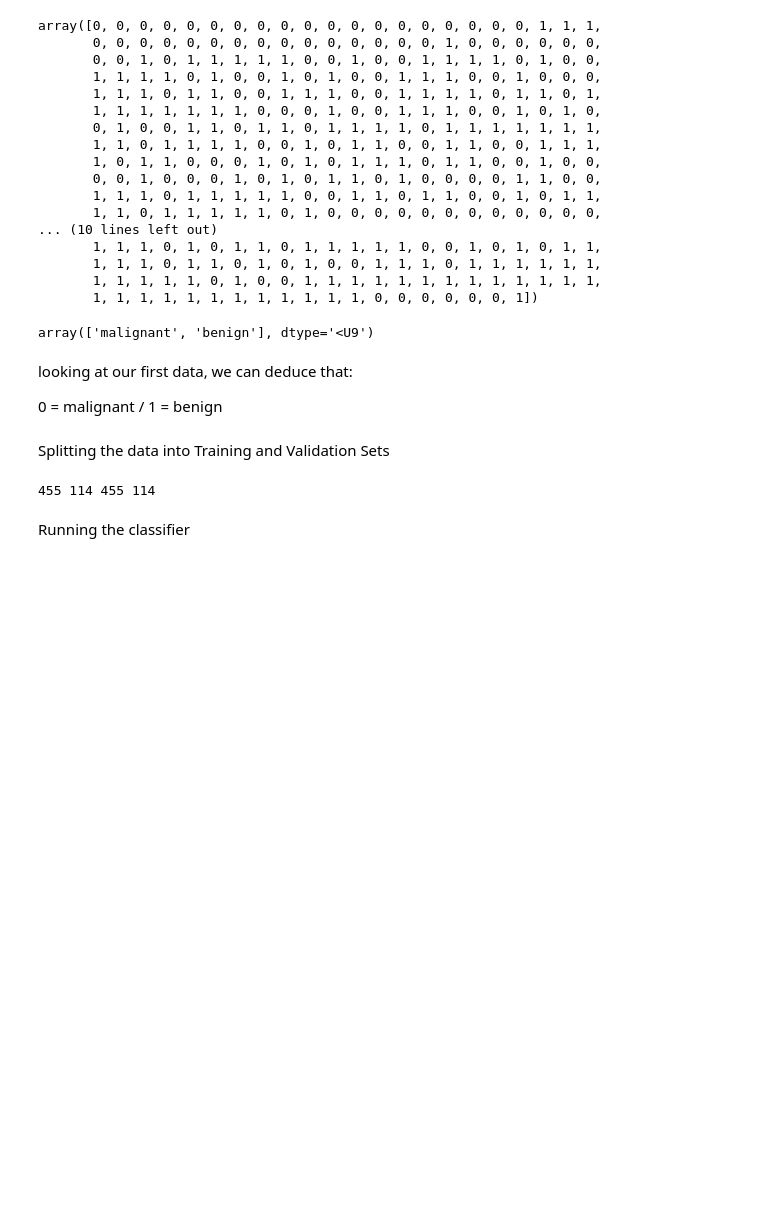
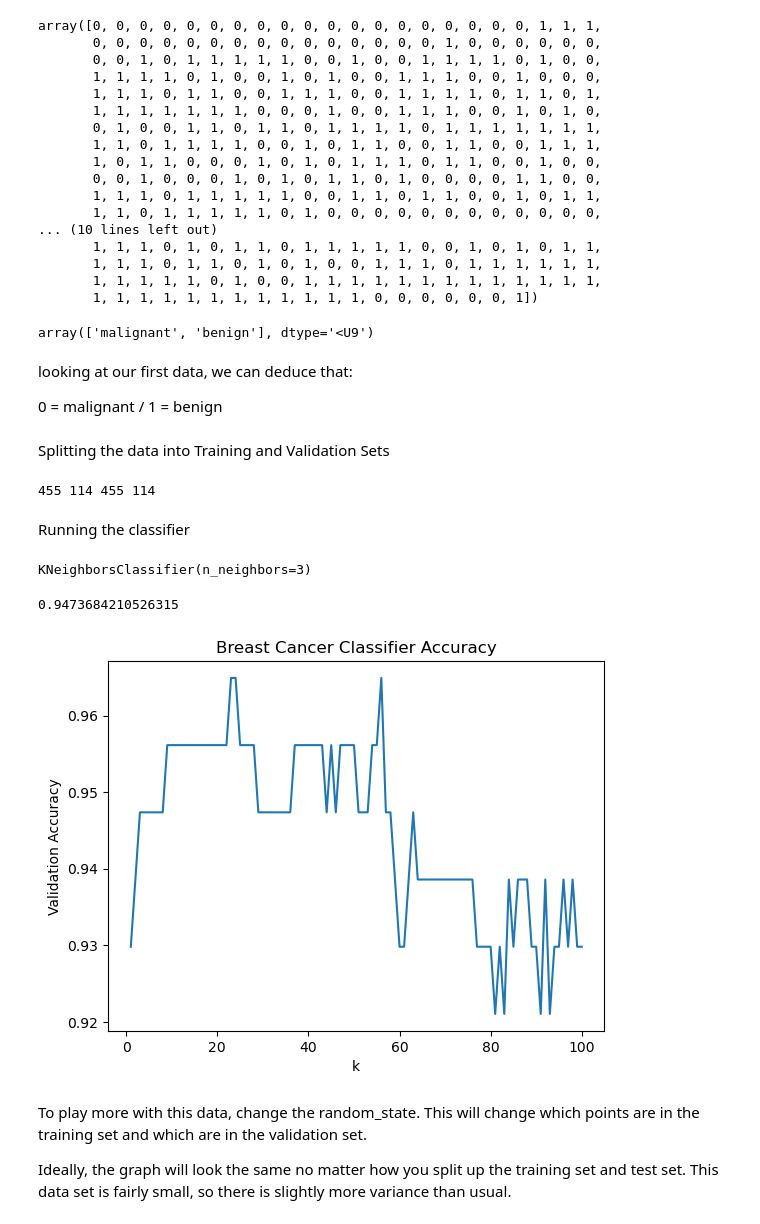
Before and after one commit to cacaprog/learning-projects, a Jupyter notebook: breast-cancer-classifier/breast-cancer-classifier.ipynb, the cells around one changed output. Saved outputs shown, nothing was run; the diff lists cells and outputs as text; code cells hidden in the pictures; blank space fills up the shorter version.

Commit message:
breast cancer classifier update

```diff
--- a/breast-cancer-classifier/breast-cancer-classifier.ipynb
+++ b/breast-cancer-classifier/breast-cancer-classifier.ipynb
@@ -63,7 +83,13 @@ Splitting the data into Training and Validation Sets
 # %%
 from sklearn.model_selection import train_test_split
 # %%
-training_data, validation_data, training_labels, validation_labels = train_test_split(breast_cancer_data.data, breast_cancer_data.target, test_size = 0.2, random_state = 100)
+training_data, validation_data, training_labels, validation_labels =
+train_test_split(
+                breast_cancer_data.data,
+                breast_cancer_data.target,
+                test_size = 0.2,
+                random_state = 100
+                )
 # %%
 # let's check if lenght of data is equal for two pair
 print(len(training_data),
@@ -77,0 +107,19 @@ Running the classifier
+# %%
+classifier = KNeighborsClassifier(n_neighbors=3)
+# %%
+# Train our classifier
+classifier.fit(training_data, training_labels)
+# %% [output]
+KNeighborsClassifier(n_neighbors=3)
+# %%
+# Let’s find how accurate it is on the validation set
+print(classifier.score(validation_data, validation_labels))
+# %% [output]
+0.9473684210526315
+# %%
+k_range = range(1, 101)
+accuracies = []
+for k in k_range:
+    classifier_k = KNeighborsClassifier(n_neighbors=k)
+    classifier_k.fit(training_data, training_labels)
+    accuracies.append(classifier_k.score(validation_data, validation_labels))
@@ -77,0 +128,13 @@ Running the classifier
+# %%
+k_list = range(1, 101)
+plt.plot(k_list, accuracies)
+plt.xlabel("k")
+plt.ylabel("Validation Accuracy")
+plt.title("Breast Cancer Classifier Accuracy")
+plt.show()
+# %% [output]
+[figure, added]
+# %% [markdown]
+To play more with this data, change the random_state. This will change which points are in the training set and which are in the validation set.
+
+Ideally, the graph will look the same no matter how you split up the training set and test set. This data set is fairly small, so there is slightly more variance than usual.
```
Also changed, not shown: parts of 4 cells of this notebook, 1 other file.
